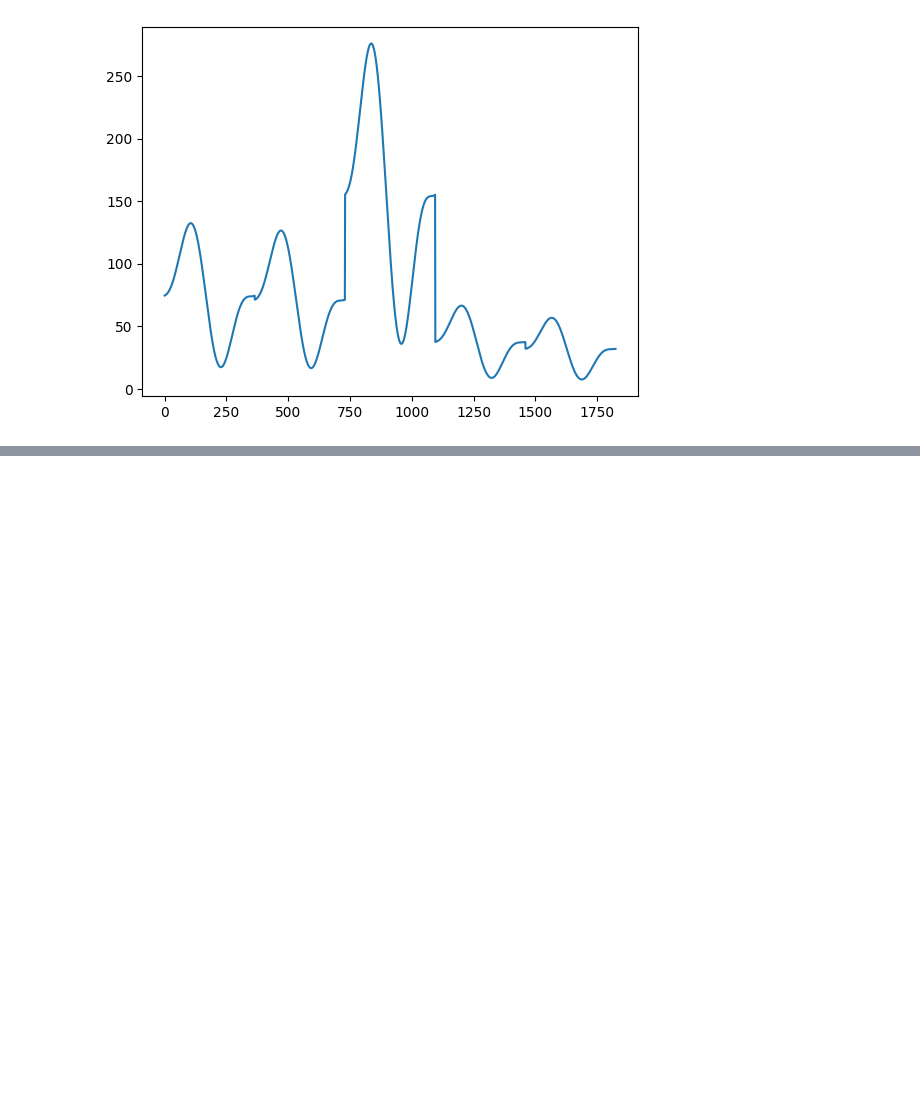
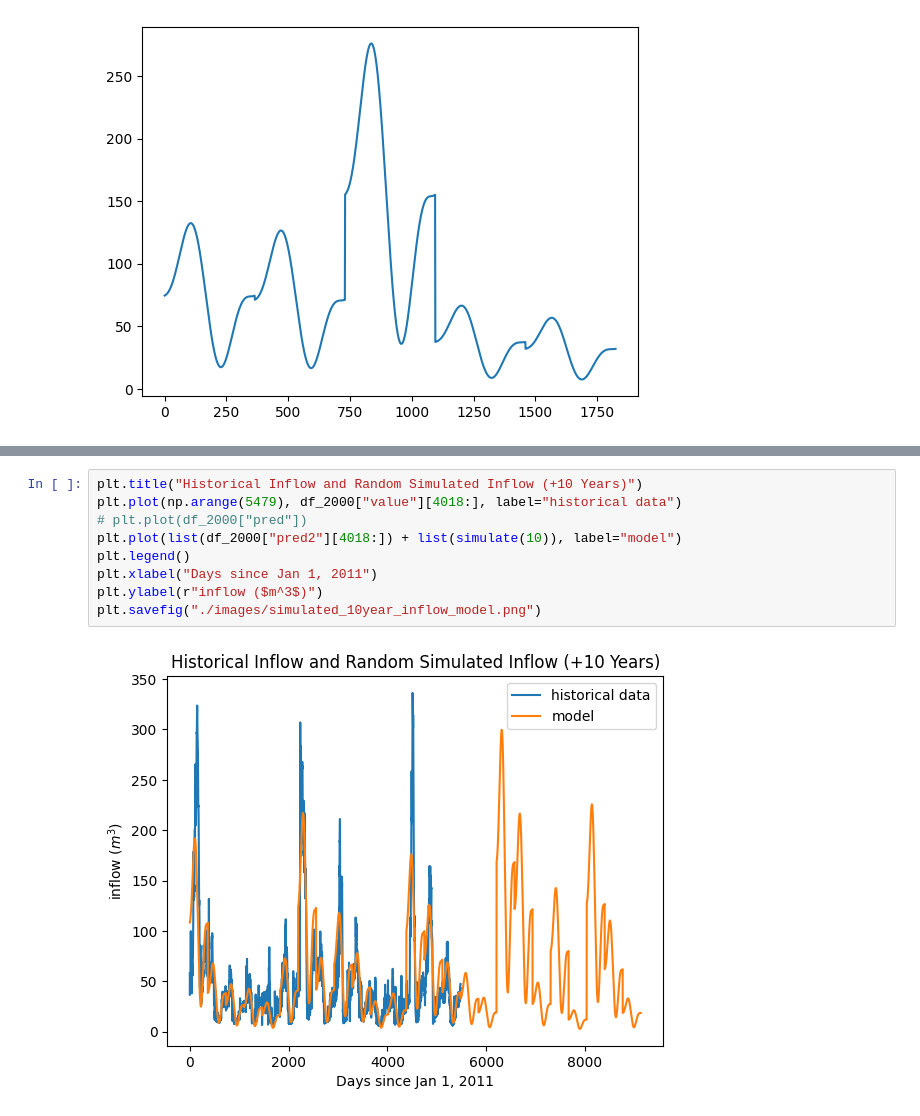
Before and after one commit to danilomcmaster/GSLModel, a Jupyter notebook: inflow.ipynb, the cells around one changed output, grey strips where cells are left out. Cells and saved outputs as stored; diff of their text form; blank space fills up the shorter version.

Commit message:
more graphs

```diff
--- a/inflow.ipynb
+++ b/inflow.ipynb
@@ -450,0 +451,11 @@ plt.savefig("./images/simulated_inflow_model.png")
+# %%
+plt.title("Historical Inflow and Random Simulated Inflow (+10 Years)")
+plt.plot(np.arange(5479), df_2000["value"][4018:], label="historical data")
+# plt.plot(df_2000["pred"])
+plt.plot(list(df_2000["pred2"][4018:]) + list(simulate(10)), label="model")
+plt.legend()
+plt.xlabel("Days since Jan 1, 2011")
+plt.ylabel(r"inflow ($m^3$)")
+plt.savefig("./images/simulated_10year_inflow_model.png")
+# %% [output]
+[figure, added]
```
Also changed, not shown: parts of 1 cell of this notebook, 3 other files.
